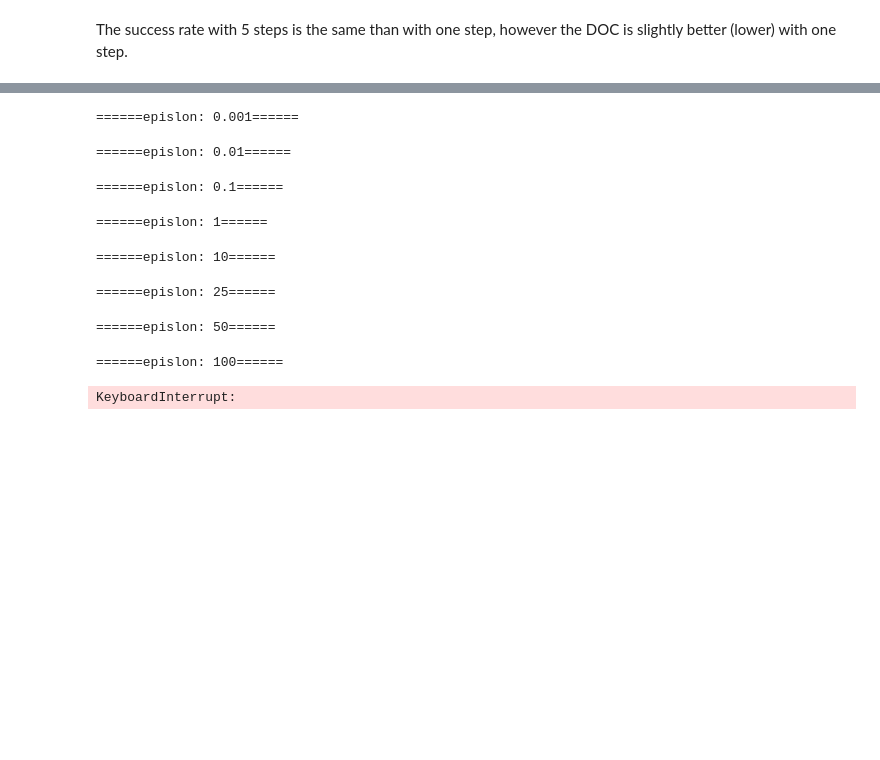
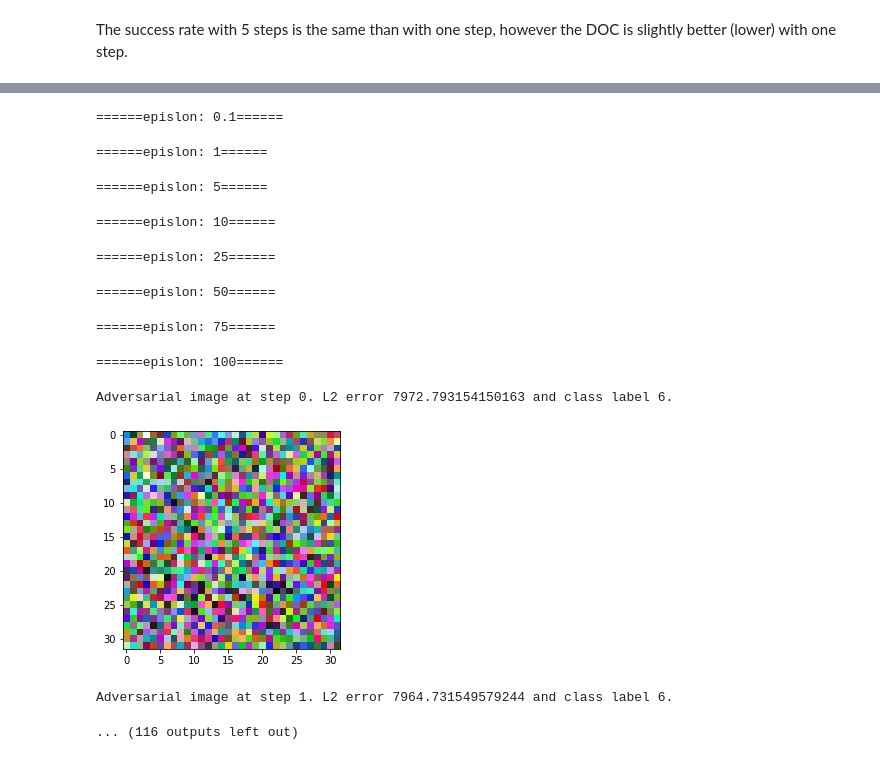
Before and after one commit to cedricgoubard/benchmark-adversarial-attacks, a Jupyter notebook: notebooks/Etude de l'influence de paramètres sur l'efficacité d'attaques.ipynb, the cells around one changed output, grey strips where cells are left out. Saved outputs shown, nothing was run; the diff lists cells and outputs as text; code cells hidden in the pictures; blank space fills up the shorter version.

```diff
--- a/notebooks/Etude de l'influence de paramètres sur l'efficacité d'attaques.ipynb
+++ b/notebooks/Etude de l'influence de paramètres sur l'efficacité d'attaques.ipynb
@@ -294,7 +427,7 @@ def attack_runner(model_to_fool,image_list, labels_list, epislons_list):
 
     return(SR_deepfool_1step_dic,SR_deepfool_mutliple_steps_dic,SR_FGSM_dic)
 # %%
-epsilon_list=[0.001,0.01,0.1,1,10,25,50,100]
+epsilon_list=[0.1,1,5,10,25,50,75,100]
 
 
 
@@ -305,7 +438,7 @@ small_model=train_and_save_small_model(name)
 model_to_fool = TensorFlowModel(small_model, bounds=(0, 255))
 (SR_deepfool_1step_dic_small_model,SR_deepfool_mutliple_steps_dic_small_model,SR_FGSM_dic_small_model)=attack_runner(model_to_fool,X_test[:100], y_test[:100], epsilon_list)
 SR_blackbox_dic_small_model=black_box_attack(small_model,X_test[0].astype('int32'))
-with open('data/perfs_global_small_model_'+str(name), 'wb') as f:
+with open('data/perfs_models_without_defense/perfs_global_small_model_'+str(name), 'wb') as f:
     pickle.Pickler(f).dump(SR_deepfool_1step_dic_small_model)
     pickle.Pickler(f).dump(SR_deepfool_mutliple_steps_dic_small_model)
     pickle.Pickler(f).dump(SR_FGSM_dic_small_model)
@@ -328,12 +461,15 @@ Epoch 6/10
 WARNING:tensorflow:From /home/timotheerio/benchmark-adversarial-attacks/venv/lib/python3.6/site-packages/foolbox/models/tensorflow.py:13: is_gpu_available (from tensorflow.python.framework.test_util)  ...
 Instructions for updating:
 Use `tf.config.list_physical_devices('GPU')` instead.
-======epislon: 0.001======
+======epislon: 0.1======
-======epislon: 0.01======
+======epislon: 1======
-======epislon: 0.1======
+======epislon: 5======
-======epislon: 1======
+======epislon: 10======
-======epislon: 10======
+======epislon: 25======
-======epislon: 25======
+======epislon: 50======
-======epislon: 50======
+======epislon: 75======
 ======epislon: 100======
-KeyboardInterrupt:
+Adversarial image at step 0. L2 error 7972.793154150163 and class label 6.
+[figure, added]
+Adversarial image at step 1. L2 error 7964.731549579244 and class label 6.
+... (116 outputs left out)
```
Also changed, not shown: parts of 16 cells of this notebook, 12 other files.
